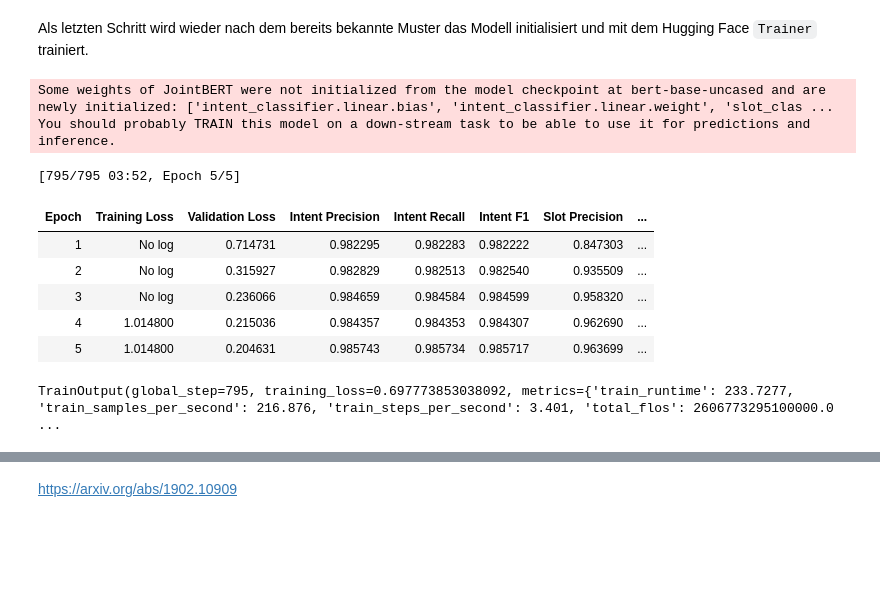
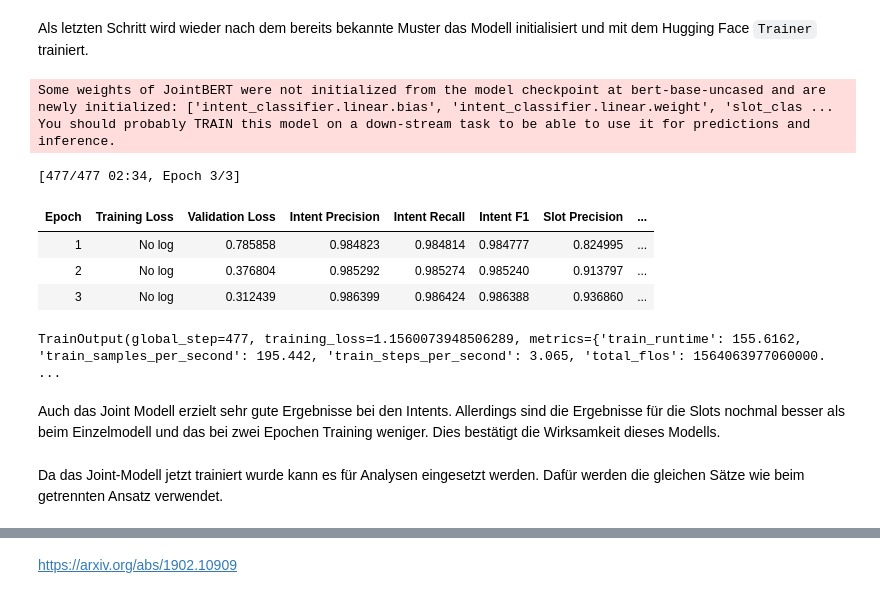
Before and after one commit to TTomczek/nlp-intent-and-slot-filling, a Jupyter notebook: joint-intent-detection-and-slot-filling.ipynb, the cells around one changed output, grey strips where cells are left out. Drawn from its saved outputs; the diff is of its cells as text; code cells hidden in the pictures; blank space fills up the shorter version.

Commit message:
jointbert nutzung zwischenstand 1

```diff
--- a/joint-intent-detection-and-slot-filling.ipynb
+++ b/joint-intent-detection-and-slot-filling.ipynb
@@ -905,9 +925,6 @@ class JointBERT(BertPreTrainedModel):
 
         self.intent_classifier = IntentClassifier(config.hidden_size, self.num_intent_labels, args.dropout_rate)
         self.slot_classifier = SlotClassifier(config.hidden_size, self.num_slot_labels, args.dropout_rate)
-
-        if args.use_crf:
-            self.crf = CRF(num_tags=self.num_slot_labels, batch_first=True)
 
     def forward(self, input_ids, attention_mask, token_type_ids, intent_label_ids, slot_labels_ids):
         outputs = self.bert(input_ids, attention_mask=attention_mask,
@@ -1031,38 +1029,40 @@ joint_config = BertConfig.from_pretrained(model_name)
 joint_args = Namespace(dropout_rate=0.1, use_crf=False, ignore_index=-100, slot_loss_coef=1.0)
 model_joint = JointBERT.from_pretrained(model_name, config=joint_config, args=joint_args, intent_label_lst=intent_labels, slot_label_lst=slot_labels)
 model_joint.to(device)
 
 training_args_joint = TrainingArguments(
     output_dir="./joint_results",
     learning_rate=2e-5,
     per_device_train_batch_size=16,
     per_device_eval_batch_size=16,
-    num_train_epochs=5,
+    num_train_epochs=3,
     eval_strategy="epoch",
     logging_dir='./logs',
     report_to=[],
 )
 
 data_collator = DataCollatorWithPadding(tokenizer, pad_to_multiple_of=None)
 
 trainer_joint = Trainer(
     model=model_joint,
     args=training_args_joint,
     tokenizer=tokenizer,
     train_dataset=train_joint_dataset,
     eval_dataset=test_joint_dataset,
     compute_metrics=compute_metrics_joint
 )
 
 trainer_joint.train()
 # %% [output]
 Some weights of JointBERT were not initialized from the model checkpoint at bert-base-uncased and are newly initialized: ['intent_classifier.linear.bias', 'intent_classifier.linear.weight', 'slot_clas ...
 You should probably TRAIN this model on a down-stream task to be able to use it for predictions and inference.
-[795/795 03:52, Epoch 5/5]
+[477/477 02:34, Epoch 3/3]
 | Epoch | Training Loss | Validation Loss | Intent Precision | Intent Recall | Intent F1 | Slot Precision | ... |
-| 1 | No log | 0.714731 | 0.982295 | 0.982283 | 0.982222 | 0.847303 | ... |
-| 2 | No log | 0.315927 | 0.982829 | 0.982513 | 0.982540 | 0.935509 | ... |
-| 3 | No log | 0.236066 | 0.984659 | 0.984584 | 0.984599 | 0.958320 | ... |
-| 4 | 1.014800 | 0.215036 | 0.984357 | 0.984353 | 0.984307 | 0.962690 | ... |
-| 5 | 1.014800 | 0.204631 | 0.985743 | 0.985734 | 0.985717 | 0.963699 | ... |
+| 1 | No log | 0.785858 | 0.984823 | 0.984814 | 0.984777 | 0.824995 | ... |
+| 2 | No log | 0.376804 | 0.985292 | 0.985274 | 0.985240 | 0.913797 | ... |
+| 3 | No log | 0.312439 | 0.986399 | 0.986424 | 0.986388 | 0.936860 | ... |
-TrainOutput(global_step=795, training_loss=0.697773853038092, metrics={'train_runtime': 233.7277, 'train_samples_per_second': 216.876, 'train_steps_per_second': 3.401, 'total_flos': 2606773295100000.0 ...
+TrainOutput(global_step=477, training_loss=1.1560073948506289, metrics={'train_runtime': 155.6162, 'train_samples_per_second': 195.442, 'train_steps_per_second': 3.065, 'total_flos': 1564063977060000. ...
+# %% [markdown]
+Auch das Joint Modell erzielt sehr gute Ergebnisse bei den Intents. Allerdings sind die Ergebnisse für die Slots nochmal besser als beim Einzelmodell und das bei zwei Epochen Training weniger. Dies bestätigt die Wirksamkeit dieses Modells.
+# %% [markdown]
+Da das Joint-Modell jetzt trainiert wurde kann es für Analysen eingesetzt werden. Dafür werden die gleichen Sätze wie beim getrennten Ansatz verwendet.
```
Also changed, not shown: parts of 15 cells of this notebook.
